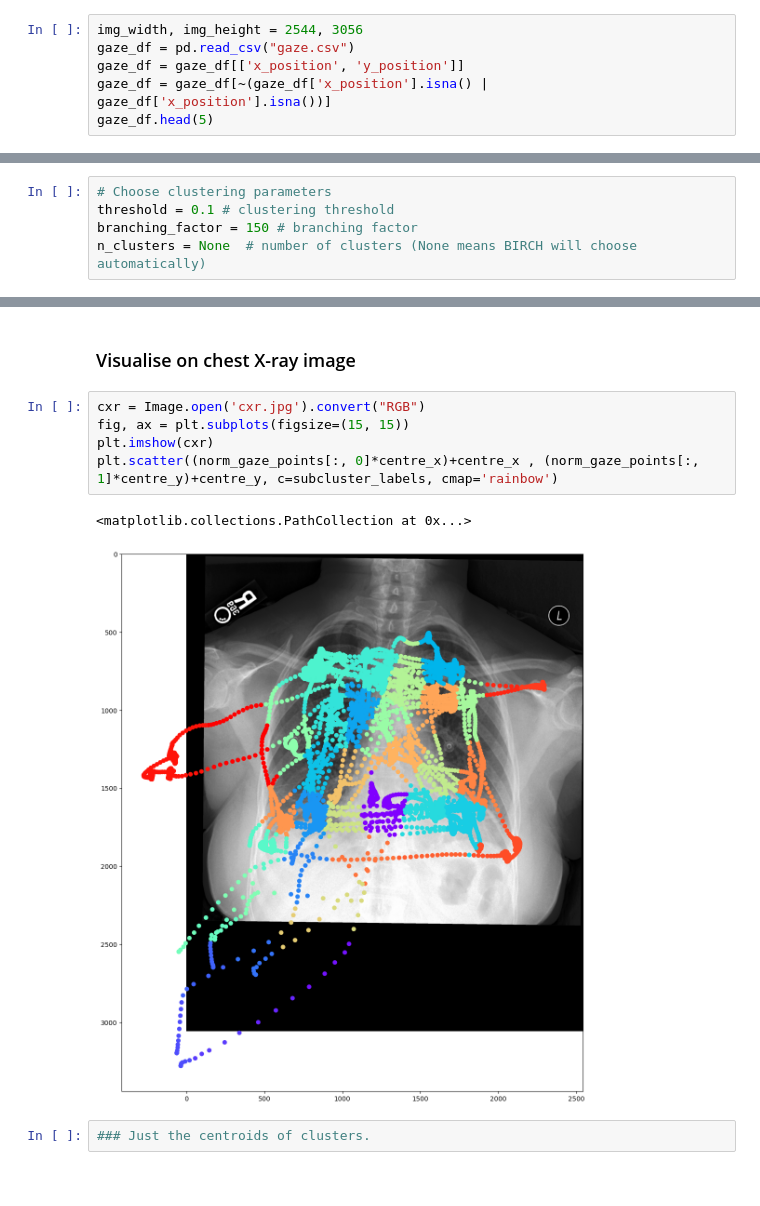
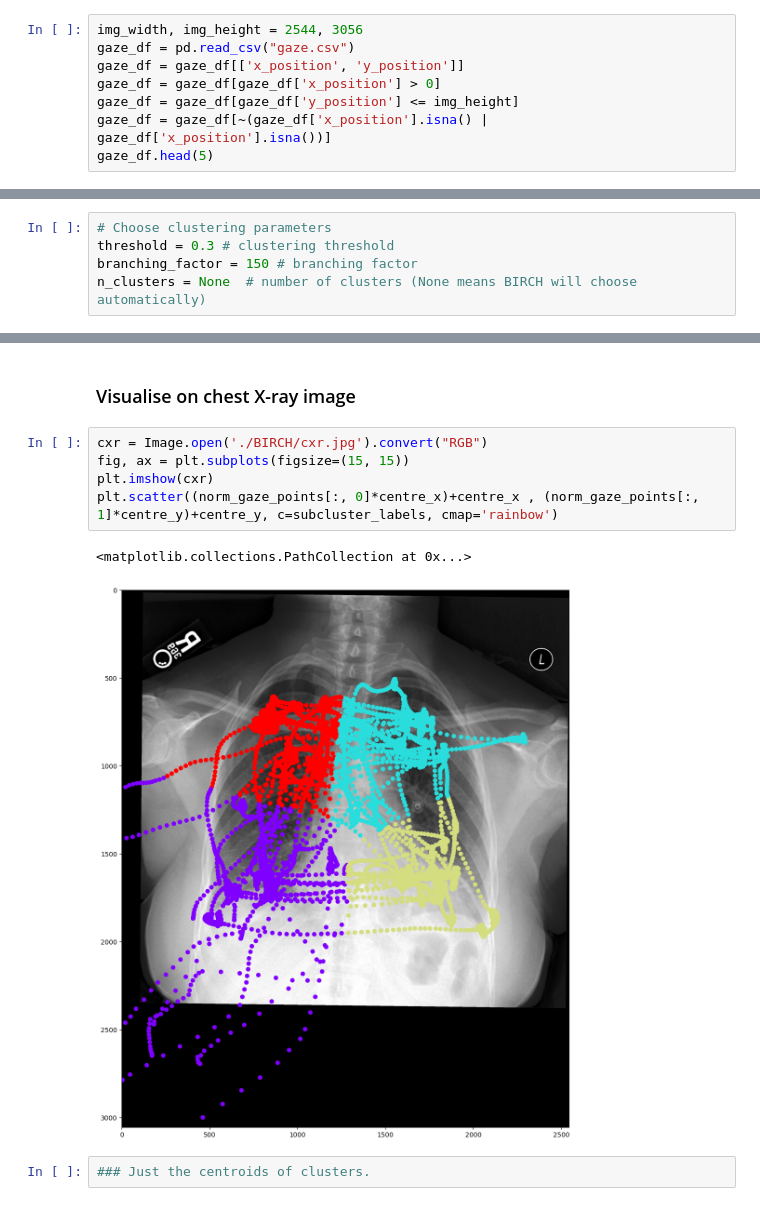
Before and after one commit to ChihchengHsieh/algorithms, a Jupyter notebook: Balanced Iterative Reducing and Clustering using Hierarchies (BIRCH).ipynb, the cells around one changed output, grey strips where cells are left out. Drawn from its saved outputs; the diff is of its cells as text.

```diff
--- a/Balanced Iterative Reducing and Clustering using Hierarchies (BIRCH).ipynb
+++ b/Balanced Iterative Reducing and Clustering using Hierarchies (BIRCH).ipynb
@@ -91,6 +91,8 @@ Since gaze data doesn't provide the duration, the only two important columns are
 img_width, img_height = 2544, 3056
 gaze_df = pd.read_csv("gaze.csv")
 gaze_df = gaze_df[['x_position', 'y_position']]
+gaze_df = gaze_df[gaze_df['x_position'] > 0]
+gaze_df = gaze_df[gaze_df['y_position'] <= img_height]
 gaze_df = gaze_df[~(gaze_df['x_position'].isna() | gaze_df['x_position'].isna())]
 gaze_df.head(5)
 # %% [output]
@@ -118,7 +120,7 @@ norm_gaze_points = (gaze_points - np.array([centre_x, centre_y])) / np.array([ce
 The parameters they provided by the skleran library. If `n_clusters` is not `None`. Then, the `branching_factor` will be ignored.
 # %%
 # Choose clustering parameters
-threshold = 0.1 # clustering threshold
+threshold = 0.3 # clustering threshold
 branching_factor = 150 # branching factor
 n_clusters = None  # number of clusters (None means BIRCH will choose automatically)
 # %% [markdown]
@@ -151,13 +153,13 @@ plt.show()
 # %% [markdown]
 ### Visualise on chest X-ray image
 # %%
-cxr = Image.open('cxr.jpg').convert("RGB")
+cxr = Image.open('./BIRCH/cxr.jpg').convert("RGB")
 fig, ax = plt.subplots(figsize=(15, 15))
 plt.imshow(cxr)
 plt.scatter((norm_gaze_points[:, 0]*centre_x)+centre_x , (norm_gaze_points[:, 1]*centre_y)+centre_y, c=subcluster_labels, cmap='rainbow')
 # %% [output]
 <matplotlib.collections.PathCollection at 0x...>
-[figure, old version]
+[figure, new version]
 # %%
 ### Just the centroids of clusters.
 # %%
```
Also changed, not shown: parts of 6 cells of this notebook.
